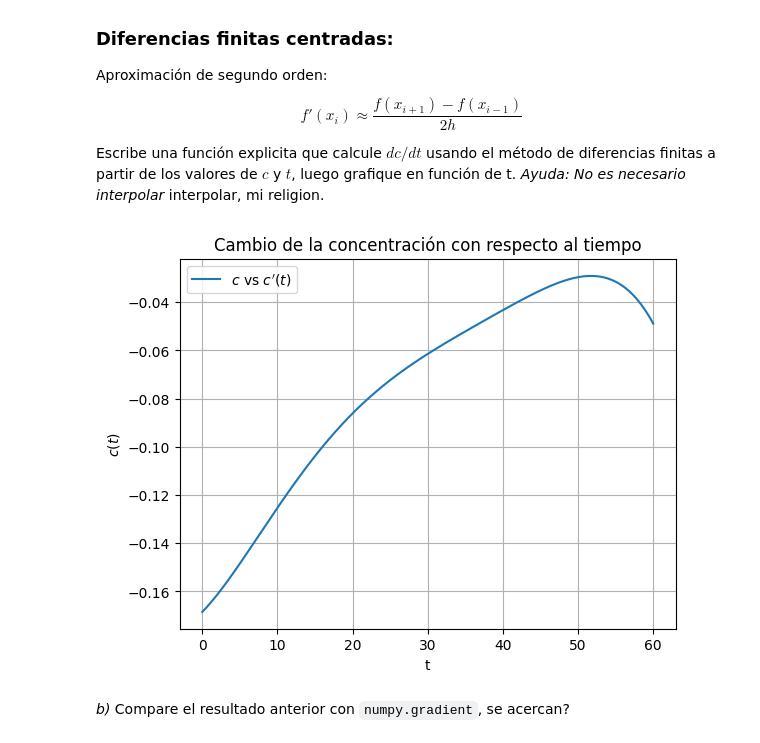
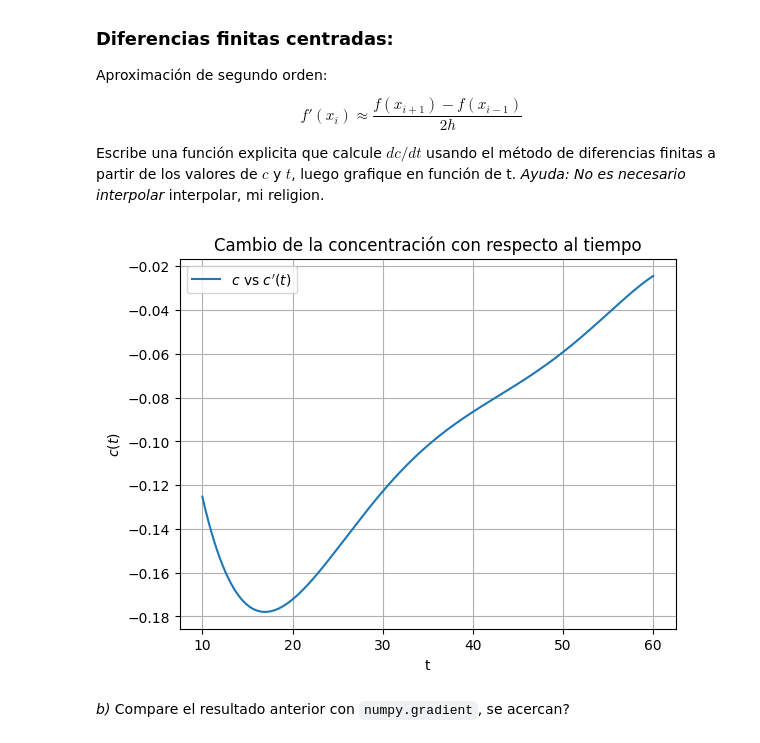
Before and after one commit to hernansalinas/CursoMetodosComputacionales, a Jupyter notebook: Students/Perez_011/Parcial_I.ipynb, the cells around one changed output. Drawn from its saved outputs; the diff is of its cells as text; code cells hidden in the pictures.

```diff
--- a/Students/Perez_011/Parcial_I.ipynb
+++ b/Students/Perez_011/Parcial_I.ipynb
@@ -214,37 +214,37 @@ def finite_diff(x, y, h):
     elif i == len(x) - 1 and len(x) != 1:
 
 
-      d_f = (y(x[i] + h) - y(x[i] - h))/h   # Backward
+      d_f = (y(x[i]) - y(x[i] - h))/h   # Backward
       diff.append(d_f)
 
     else:
 
-      d_f = (y(x[i]) - y(x[i] - h))/h    # centrada
+      d_f = (y(x[i] + h) - y(x[i] - h))/h    # centrada
       diff.append(d_f)
 
   return diff
 
 # Vamos a interpolar porque soy rebelde
 
 c_t = BarycentricInterpolator(t, c) # polinomio interpolador de la concentracion
 
 dev = finite_diff(t, c_t, 10e-6) # Array con las derivadas para cada t dado
 
 d_c = BarycentricInterpolator(t, dev)
 
 
 # Grafica
 
-t_lin = np.linspace(0, 60, 10000)
+t_lin = np.linspace(10, 60, 10000)
 d_lin = d_c(t_lin)
 
 plt.plot(t_lin, d_lin , label = "$c$ vs $c'(t)$")
 plt.xlabel('t')
 plt.ylabel('$c(t)$')
 plt.title("Cambio de la concentración con respecto al tiempo")
 plt.legend()
 plt.grid()
 # %% [output]
-[figure, old version]
+[figure, new version]
 # %% [markdown]
 *b)* Compare el resultado anterior con `numpy.gradient`, se acercan?
```
Also changed, not shown: parts of 9 cells of this notebook.
